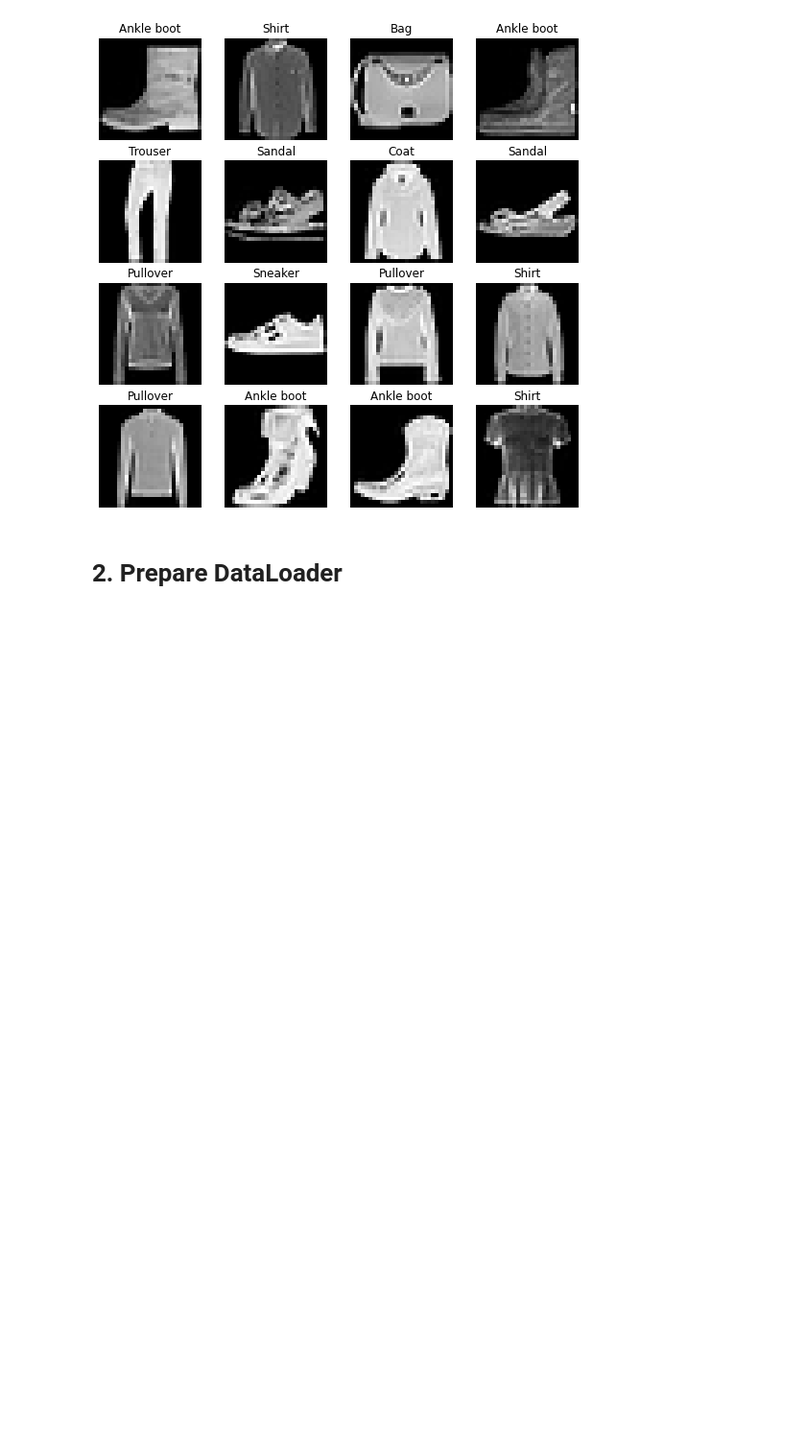
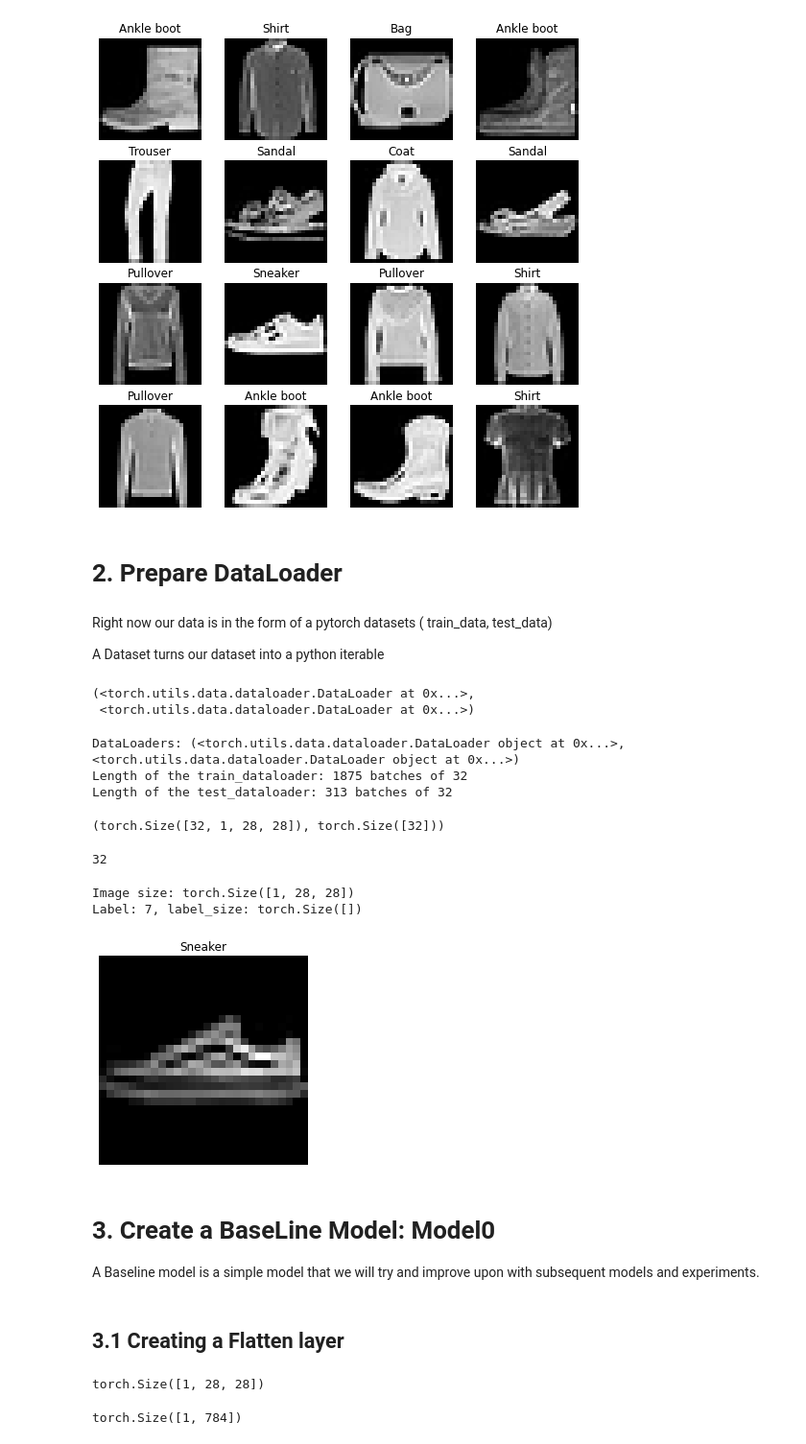
Before and after one commit to mazumdarabhinav/pytorch-content, a Jupyter notebook: 5-pytorch-computervision.ipynb, the cells around one changed output. Shown: that part at 96% size. Drawn from its saved outputs; the diff is of its cells as text; code cells hidden in the pictures; blank space fills up the shorter version.

Commit message:
Kaggle Notebook | 5-PyTorch-ComputerVision | Version 2

```diff
--- a/5-pytorch-computervision.ipynb
+++ b/5-pytorch-computervision.ipynb
@@ -172,3 +172,79 @@ for i in range(1, rows*cols+1):
 [figure]
 # %% [markdown]
 # 2. Prepare DataLoader
+# %% [markdown]
+Right now our data is in the form of a pytorch datasets ( train_data, test_data)
+
+A Dataset turns our dataset into a python iterable
+# %%
+from torch.utils.data import DataLoader
+
+# setup the batch size hyperpapameter
+BATCH_SIZE = 32
+
+# turn datasets into iterables ( batches)
+train_dataloader = DataLoader(dataset=train_data,
+                           batch_size=BATCH_SIZE,
+                           shuffle=True)
+
+test_dataloader = DataLoader(dataset=test_data,
+                            batch_size=BATCH_SIZE,
+                            shuffle=False)
+
+train_dataloader, test_dataloader
+# %% [output]
+(<torch.utils.data.dataloader.DataLoader at 0x...>,
+ <torch.utils.data.dataloader.DataLoader at 0x...>)
+# %%
+# Let's check what we have created
+print(f"DataLoaders: {train_dataloader, test_dataloader}")
+print(f"Length of the train_dataloader: {len(train_dataloader)} batches of {BATCH_SIZE}")
+print(f"Length of the test_dataloader: {len(test_dataloader)} batches of {BATCH_SIZE}")
+# %% [output]
+DataLoaders: (<torch.utils.data.dataloader.DataLoader object at 0x...>, <torch.utils.data.dataloader.DataLoader object at 0x...>)
+Length of the train_dataloader: 1875 batches of 32
+Length of the test_dataloader: 313 batches of 32
+# %%
+# Check out what's inside the train dataloader
+train_features_batch, train_labels_batch = next(iter(train_dataloader))
+train_features_batch.shape, train_labels_batch.shape
+# %% [output]
+(torch.Size([32, 1, 28, 28]), torch.Size([32]))
+# %%
+len(train_features_batch)
+# %% [output]
+32
+# %%
+# Show a sample
+torch.manual_seed(42)
+random_idx = torch.randint(0, len(train_features_batch), size=[1]).item()
+img, label = train_features_batch[random_idx], train_labels_batch[random_idx]
+plt.imshow(img.squeeze(), cmap="gray")
+plt.title(class_names[label])
+plt.axis(False)
+print(f"Image size: {img.shape}")
+print(f"Label: {label}, label_size: {label.shape}")
+# %% [output]
+Image size: torch.Size([1, 28, 28])
+Label: 7, label_size: torch.Size([])
+[figure, added]
+# %% [markdown]
+# 3. Create a BaseLine Model: Model0
+
+A Baseline model is a simple model that we will try and improve upon with subsequent models and experiments.
+# %% [markdown]
+## 3.1 Creating a Flatten layer
+# %%
+flatten_model = nn.Flatten()
+
+# get a single sample
+x = train_features_batch[0]
+x.shape
+# %% [output]
+torch.Size([1, 28, 28])
+# %%
+# lets flatten the sample
+output = flatten_model(x) # forward pass
+output.shape
+# %% [output]
+torch.Size([1, 784])
```
Also changed, not shown: parts of 27 cells of this notebook.
